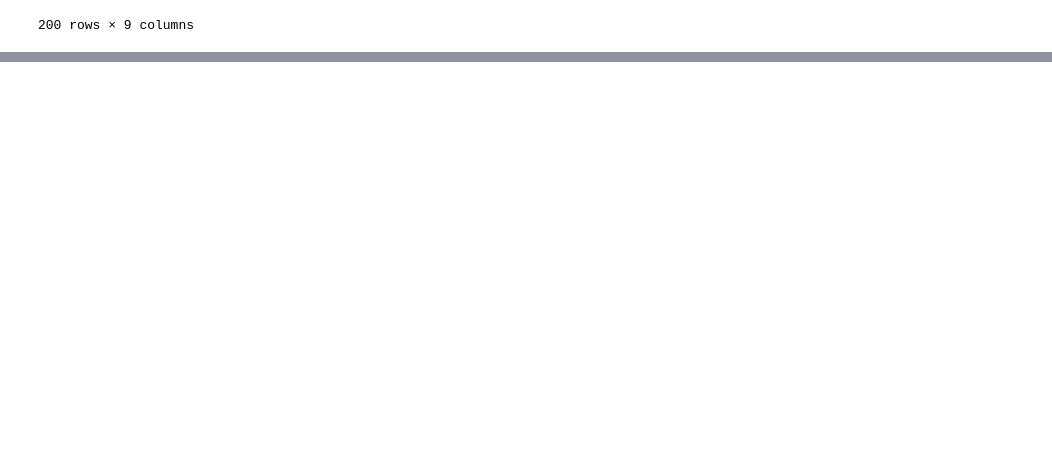
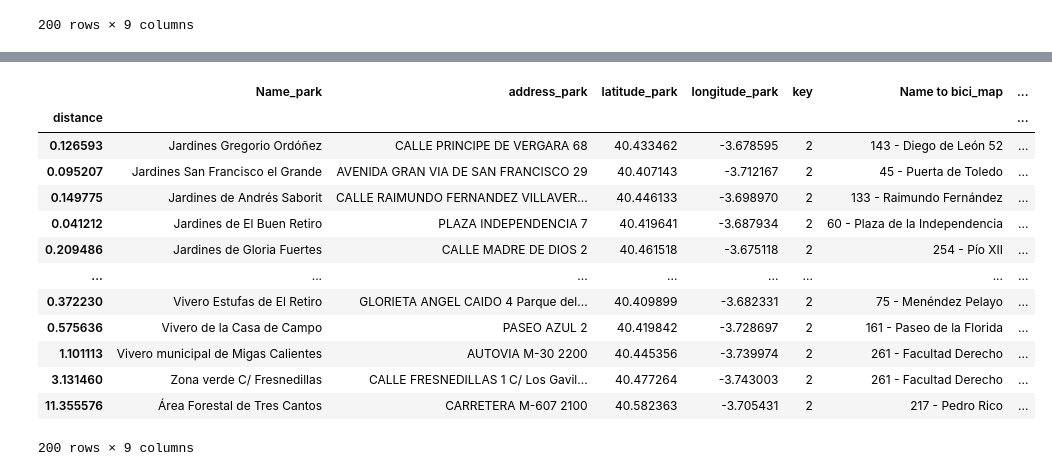
Before and after one commit to Fvperez1/data_project_m1_Fvp, a Jupyter notebook: Union_projet_m1.ipynb, the cells around one changed output, grey strips where cells are left out. Drawn from its saved outputs; the diff is of its cells as text; code cells hidden in the pictures; blank space fills up the shorter version.

```diff
--- a/Union_projet_m1.ipynb
+++ b/Union_projet_m1.ipynb
@@ -389,0 +397,4 @@ pk_conexion_min.groupby(['Name_park']).agg('min')
+# %%
+pk_conexion_min = pk_conexion_min.groupby(['distance']).agg('min')
+pk_conexion_min = pk_conexion_min.sort_values(by=['Name_park', 'distance'])
+pk_conexion_min
@@ -389,0 +416,18 @@ pk_conexion_min.groupby(['Name_park']).agg('min')
+# %%
+pk_conexion_min = pk_conexion_min.drop_duplicates('Name_park', keep='first')
+pk_conexion_min
+# %% [output]
+|  | Name_park | address_park | latitude_park | longitude_park | key | Name to bici_map | ... |
+| distance |  |  |  |  |  |  | ... |
+| 0.126593 | Jardines Gregorio Ordóñez | CALLE PRINCIPE DE VERGARA 68 | 40.433462 | -3.678595 | 2 | 143 - Diego de León 52 | ... |
+| 0.095207 | Jardines San Francisco el Grande | AVENIDA GRAN VIA DE SAN FRANCISCO 29 | 40.407143 | -3.712167 | 2 | 45 - Puerta de Toledo | ... |
+| 0.149775 | Jardines de Andrés Saborit | CALLE RAIMUNDO FERNANDEZ VILLAVER... | 40.446133 | -3.698970 | 2 | 133 - Raimundo Fernández | ... |
+| 0.041212 | Jardines de El Buen Retiro | PLAZA INDEPENDENCIA 7 | 40.419641 | -3.687934 | 2 | 60 - Plaza de la Independencia | ... |
+| 0.209486 | Jardines de Gloria Fuertes | CALLE MADRE DE DIOS 2 | 40.461518 | -3.675118 | 2 | 254 - Pío XII | ... |
+| ... | ... | ... | ... | ... | ... | ... | ... |
+| 0.372230 | Vivero Estufas de El Retiro | GLORIETA ANGEL CAIDO 4 Parque del... | 40.409899 | -3.682331 | 2 | 75 - Menéndez Pelayo | ... |
+| 0.575636 | Vivero de la Casa de Campo | PASEO AZUL 2 | 40.419842 | -3.728697 | 2 | 161 - Paseo de la Florida | ... |
+| 1.101113 | Vivero municipal de Migas Calientes | AUTOVIA M-30 2200 | 40.445356 | -3.739974 | 2 | 261 - Facultad Derecho | ... |
+| 3.131460 | Zona verde C/ Fresnedillas | CALLE FRESNEDILLAS 1 C/ Los Gavil... | 40.477264 | -3.743003 | 2 | 261 - Facultad Derecho | ... |
+| 11.355576 | Área Forestal de Tres Cantos | CARRETERA M-607 2100 | 40.582363 | -3.705431 | 2 | 217 - Pedro Rico | ... |
+200 rows × 9 columns
```
Also changed, not shown: parts of 19 cells of this notebook.
